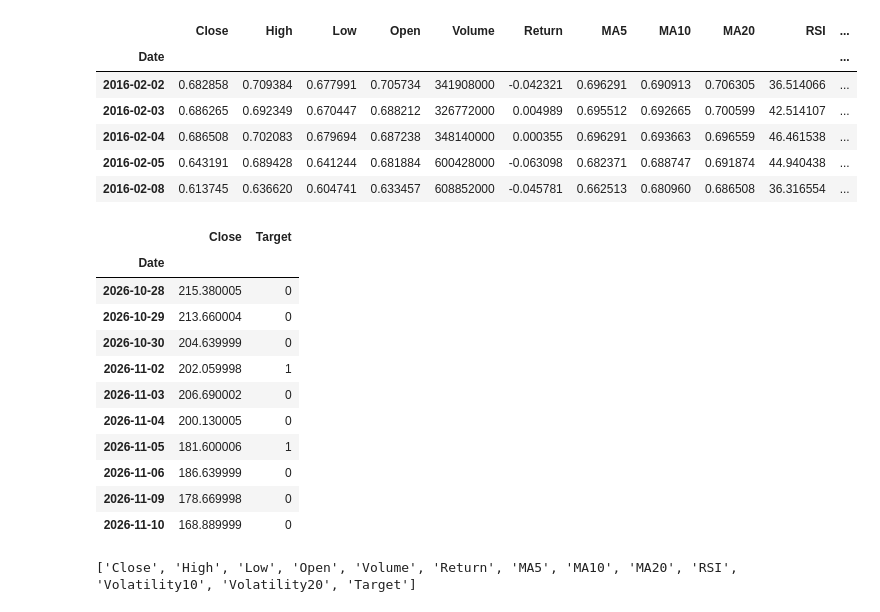
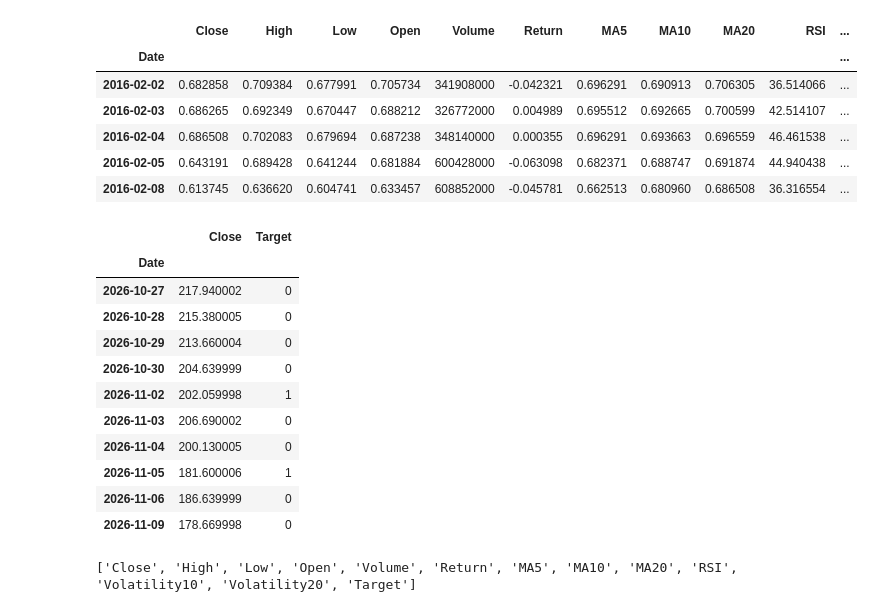
Before and after one commit to YashBhangale216/Stock-Price-Prediction-Financial-Modeling, a Jupyter notebook: eda.ipynb, the cells around one changed output. Drawn from its saved outputs; the diff is of its cells as text; code cells hidden in the pictures.

```diff
--- a/eda.ipynb
+++ b/eda.ipynb
@@ -176,11 +176,13 @@ Rows after dropping NaNs: 2710
 # %%
 # Target: 1 if tomorrow's close is higher than today's, else 0
 df['Target'] = (df['Close'].shift(-1) > df['Close']).astype(int)
+df = df.iloc[:-1]   # remove the last row, because it has no tomorrow
 
 df[['Close', 'Target']].tail(10)
 # %% [output]
 |  | Close | Target |
 | Date |  |  |
+| 2026-10-27 | 217.940002 | 0 |
 | 2026-10-28 | 215.380005 | 0 |
 | 2026-10-29 | 213.660004 | 0 |
 | 2026-10-30 | 204.639999 | 0 |
@@ -190,7 +192,6 @@ df[['Close', 'Target']].tail(10)
 | 2026-11-05 | 181.600006 | 1 |
 | 2026-11-06 | 186.639999 | 0 |
 | 2026-11-09 | 178.669998 | 0 |
-| 2026-11-10 | 168.889999 | 0 |
 # %%
 print(df.columns.tolist())
 # %% [output]
```
Also changed, not shown: parts of 6 cells of this notebook.
